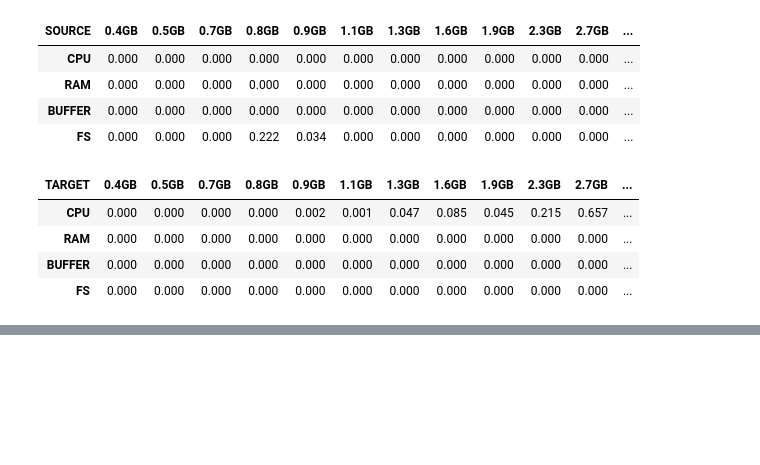
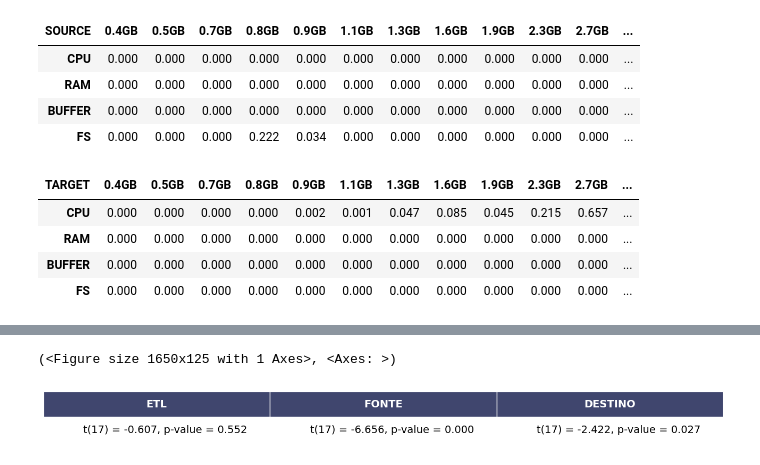
Before and after one commit to bombermal/TCC, a Jupyter notebook: Monitoring_VM/Retrieve/pre_analisys.ipynb, the cells around one changed output, grey strips where cells are left out. Saved outputs shown, nothing was run; the diff lists cells and outputs as text; code cells hidden in the pictures; blank space fills up the shorter version.

```diff
--- a/Monitoring_VM/Retrieve/pre_analisys.ipynb
+++ b/Monitoring_VM/Retrieve/pre_analisys.ipynb
@@ -598,0 +611,29 @@ np.mean(data), np.median(data), np.std(data), np.var(data)
+# %%
+def ttest_string(v1, v2):
+    # This is a test for the null hypothesis that two related or repeated samples have identical average (expected) values.
+    result = stats.ttest_rel(v1, v2)
+
+    return f"t({result.df}) = {result.statistic:.3f}, p-value = {result.pvalue:.3f}"
+
+def cohend(d1, d2):
+    # calculate the size of samples
+    n1, n2 = len(d1), len(d2)
+    # calculate the variance of the samples
+    s1, s2 = np.var(d1, ddof=1), np.var(d2, ddof=1)
+    # calculate the pooled standard deviation
+    s = np.sqrt(((n1 - 1) * s1 + (n2 - 1) * s2) / (n1 + n2 - 2))
+    # calculate the means of the samples
+    u1, u2 = np.mean(d1), np.mean(d2)
+    # calculate the effect size
+    return (u1 - u2) / s
+
+
+df_stats3 = pd.DataFrame(columns=["ETL", "FONTE", "DESTINO"])
+df_stats3.loc[0,:] = [ttest_string(df_stats.ETL_AIRFLOW_CPU_IQR, df_stats.ETL_AIRBYTE_CPU_IQR),
+                      ttest_string(df_stats.FONTE_AIRFLOW_CPU_IQR, df_stats.FONTE_AIRBYTE_CPU_IQR),
+                      ttest_string(df_stats.DESTINO_AIRFLOW_CPU_IQR, df_stats.DESTINO_AIRBYTE_CPU_IQR)]
+
+render_mpl_table(df_stats3, header_columns=0, col_width=5.5)
+# %% [output]
+(<Figure size 1650x125 with 1 Axes>, <Axes: >)
+[figure, added]
```
Also changed, not shown: parts of 15 cells of this notebook, 22 other files.
